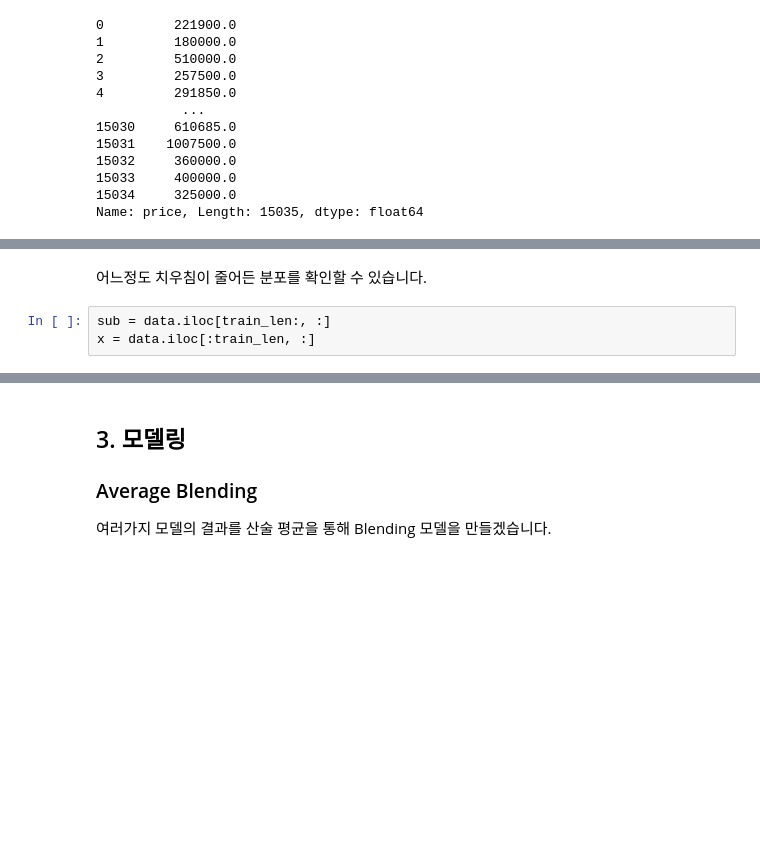
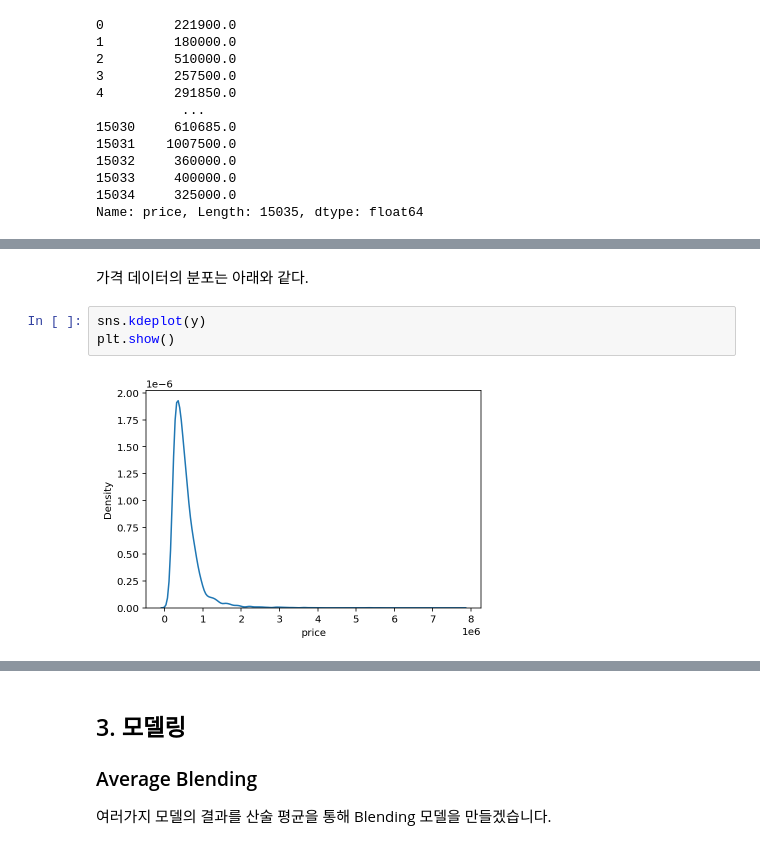
Before and after one commit to kkalkkkal/AIFFEL, a Jupyter notebook: 5. 나의 첫 번째 캐글 경진대회, 무작정 따라해보기/This is your palyground! Leaderboard를 정복해주세요!.ipynb, the cells around one changed output, grey strips where cells are left out. Drawn from its saved outputs; the diff is of its cells as text; blank space fills up the shorter version.

```diff
--- a/5. 나의 첫 번째 캐글 경진대회, 무작정 따라해보기/This is your palyground! Leaderboard를 정복해주세요!.ipynb
+++ b/5. 나의 첫 번째 캐글 경진대회, 무작정 따라해보기/This is your palyground! Leaderboard를 정복해주세요!.ipynb
@@ -420,5 +352,7 @@ ValueError: cannot reindex on an axis with duplicate labels
-# %% [markdown]
-어느정도 치우침이 줄어든 분포를 확인할 수 있습니다.
-# %%
-sub = data.iloc[train_len:, :]
-x = data.iloc[:train_len, :]
+# %% [markdown]
+가격 데이터의 분포는 아래와 같다.
+# %%
+sns.kdeplot(y)
+plt.show()
+# %% [output]
+[figure, added]
```
Also changed, not shown: parts of 51 cells of this notebook, 4 other files.
